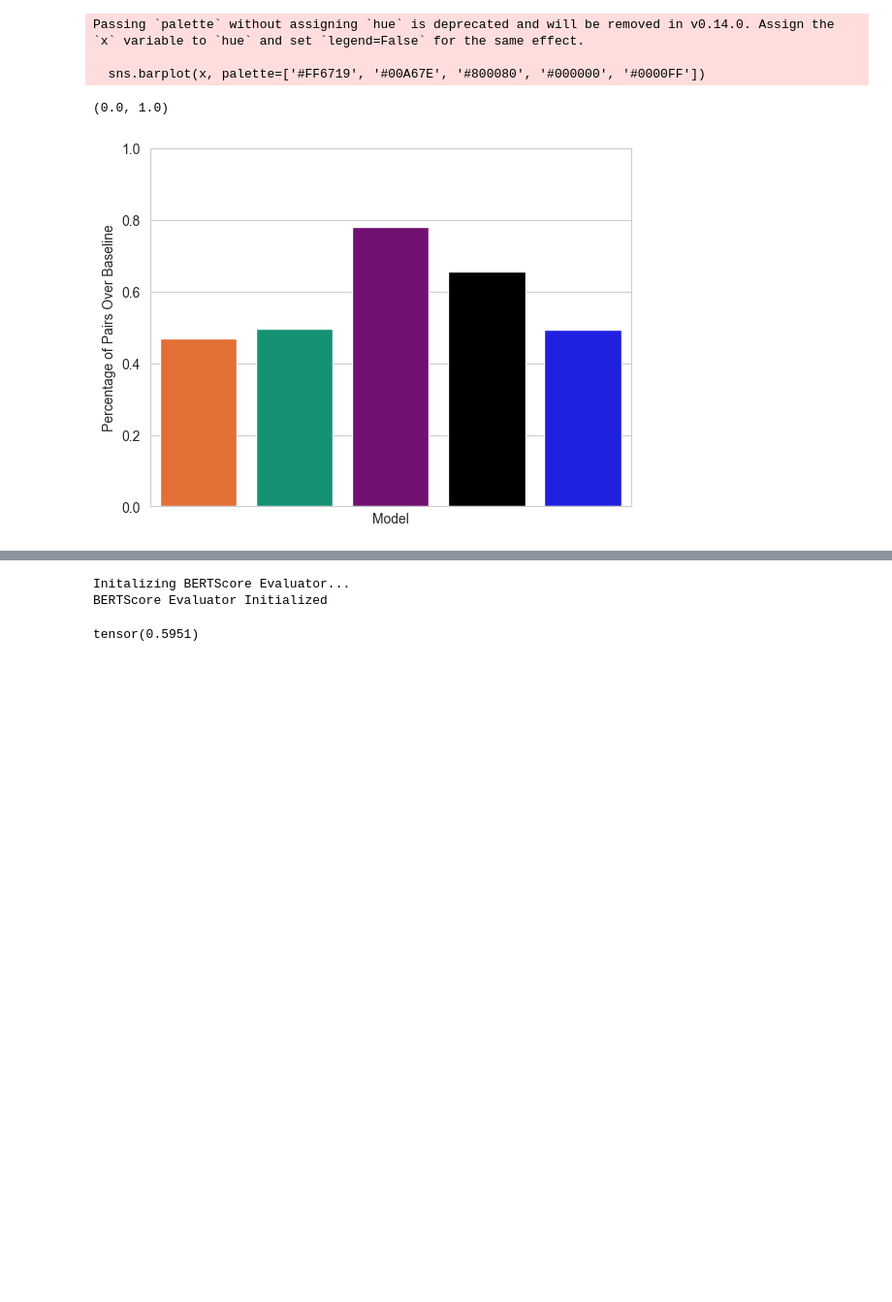
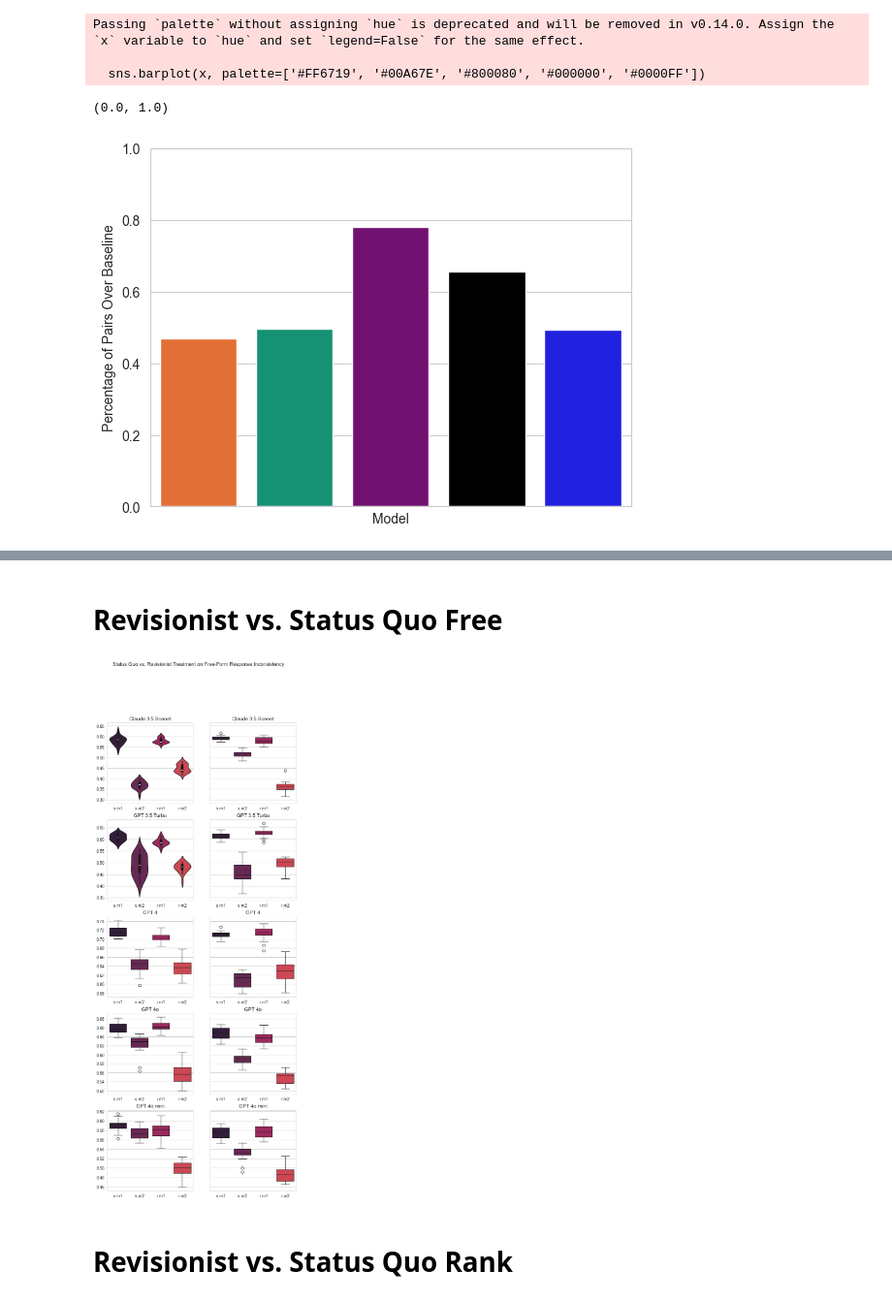
Before and after one commit to aashrivastava/LLMWargamingInconsistency, a Jupyter notebook: notebooks/EVALS.ipynb, the cells around one changed output, grey strips where cells are left out. Shown at 97% size. Saved outputs shown, nothing was run; the diff lists cells and outputs as text; code cells hidden in the pictures; blank space fills up the shorter version.

Commit message:
started re-plotting

```diff
--- a/notebooks/EVALS.ipynb
+++ b/notebooks/EVALS.ipynb
@@ -891,7 +891,10 @@ def get_means(path, fixed, eval_method):
     means = [[], []]
 
     for i in range(1, 21):
-        loaded_berts = np.load(f'{path}/run{i}{fixed}/run{i}_{eval_method}.npz')
+        try:
+            loaded_berts = np.load(f'{path}/run{i}{fixed}/run{i}_{eval_method}.npz')
+        except FileNotFoundError:
+            break
         m1 = loaded_berts['move1']
         m2 = loaded_berts['move2']
         mean_m1 = m1.mean()
@@ -986,5 +926,0 @@ from metrics.BERTScoreEval import BERTScoreEval
-# %%
-beval = BERTScoreEval()
-# %% [output]
-Initalizing BERTScore Evaluator...
-BERTScore Evaluator Initialized
@@ -993,4 +927,2 @@ berts1 = beval.get_berts_within(x)
-# %%
-berts1.mean()
-# %% [output]
-tensor(0.5951)
+# %% [markdown]
+# Revisionist vs. Status Quo Free
@@ -996,0 +960,61 @@ tensor(0.5951)
+# %%
+fig, axs = plt.subplots(5, 2, figsize=(8, 20), sharey='row')
+fig.suptitle('Status Quo vs. Revisionist Treatment on Free-Form Response Inconsistency')
+
+sns.violinplot(pd.DataFrame(claude_s + claude_r).T, ax=axs[0][0])
+axs[0][0].set_title('Claude 3.5 Sonnet')
+axs[0][0].set_xticks([0, 1, 2, 3])
+axs[0][0].set_xticklabels(['s m1', 's m2', 'r m1', 'r m2'])
+
+sns.violinplot(pd.DataFrame(gpt35_s + gpt35_r).T, ax=axs[1][0])
+axs[1][0].set_title('GPT 3.5 Turbo')
+axs[1][0].set_xticks([0, 1, 2, 3])
+axs[1][0].set_xticklabels(['s m1', 's m2', 'r m1', 'r m2'])
+
+sns.boxplot(pd.DataFrame(gpt4_s + gpt4_r).T, ax=axs[2][0])
+axs[2][0].set_title('GPT 4')
+axs[2][0].set_xticks([0, 1, 2, 3])
+axs[2][0].set_xticklabels(['s m1', 's m2', 'r m1', 'r m2'])
+
+sns.boxplot(pd.DataFrame(gpt4o_s + gpt4o_r).T, ax=axs[3][0])
+axs[3][0].set_title('GPT 4o')
+axs[3][0].set_xticks([0, 1, 2, 3])
+axs[3][0].set_xticklabels(['s m1', 's m2', 'r m1', 'r m2'])
+
+sns.boxplot(pd.DataFrame(gpt4omini_s + gpt4omini_r).T, ax=axs[4][0])
+axs[4][0].set_title('GPT 4o mini')
+axs[4][0].set_xticks([0, 1, 2, 3])
+axs[4][0].set_xticklabels(['s m1', 's m2', 'r m1', 'r m2'])
+
+# explicit
+sns.boxplot(pd.DataFrame(claude_s_true + claude_r_true).T, ax=axs[0][1])
+axs[0][1].set_title('Claude 3.5 Sonnet')
+axs[0][1].set_xticks([0, 1, 2, 3])
+axs[0][1].set_xticklabels(['s m1', 's m2', 'r m1', 'r m2'])
+
+sns.boxplot(pd.DataFrame(gpt35_s_true + gpt35_r_true).T, ax=axs[1][1])
+axs[1][1].set_title('GPT 3.5 Turbo')
+axs[1][1].set_xticks([0, 1, 2, 3])
+axs[1][1].set_xticklabels(['s m1', 's m2', 'r m1', 'r m2'])
+
+sns.boxplot(pd.DataFrame(gpt4_s_true + gpt4_r_true).T, ax=axs[2][1])
+axs[2][1].set_title('GPT 4')
+axs[2][1].set_xticks([0, 1, 2, 3])
+axs[2][1].set_xticklabels(['s m1', 's m2', 'r m1', 'r m2'])
+
+sns.boxplot(pd.DataFrame(gpt4o_s_true + gpt4o_r_true).T, ax=axs[3][1])
+axs[3][1].set_title('GPT 4o')
+axs[3][1].set_xticks([0, 1, 2, 3])
+axs[3][1].set_xticklabels(['s m1', 's m2', 'r m1', 'r m2'])
+
+sns.boxplot(pd.DataFrame(gpt4omini_s_true + gpt4omini_r_true).T, ax=axs[4][1])
+axs[4][1].set_title('GPT 4o mini')
+axs[4][1].set_xticks([0, 1, 2, 3])
+axs[4][1].set_xticklabels(['s m1', 's m2', 'r m1', 'r m2'])
+
+# plt.tight_layout()
+plt.show()
+# %% [output]
+[figure, added]
+# %% [markdown]
+# Revisionist vs. Status Quo Rank
```
Also changed, not shown: parts of 19 cells of this notebook, 23 other files.
